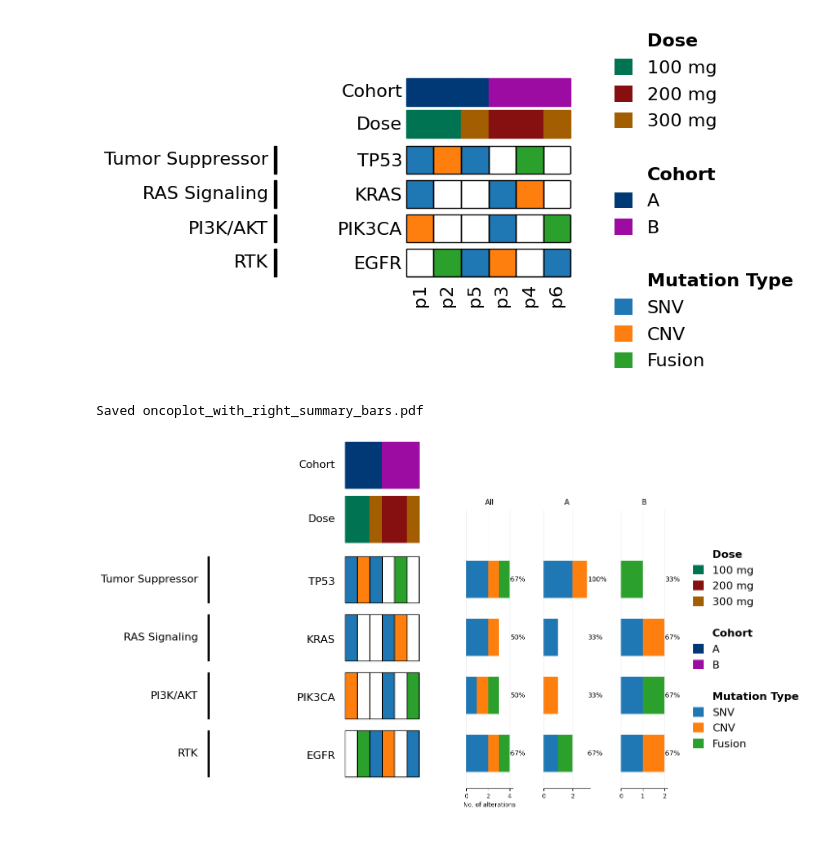
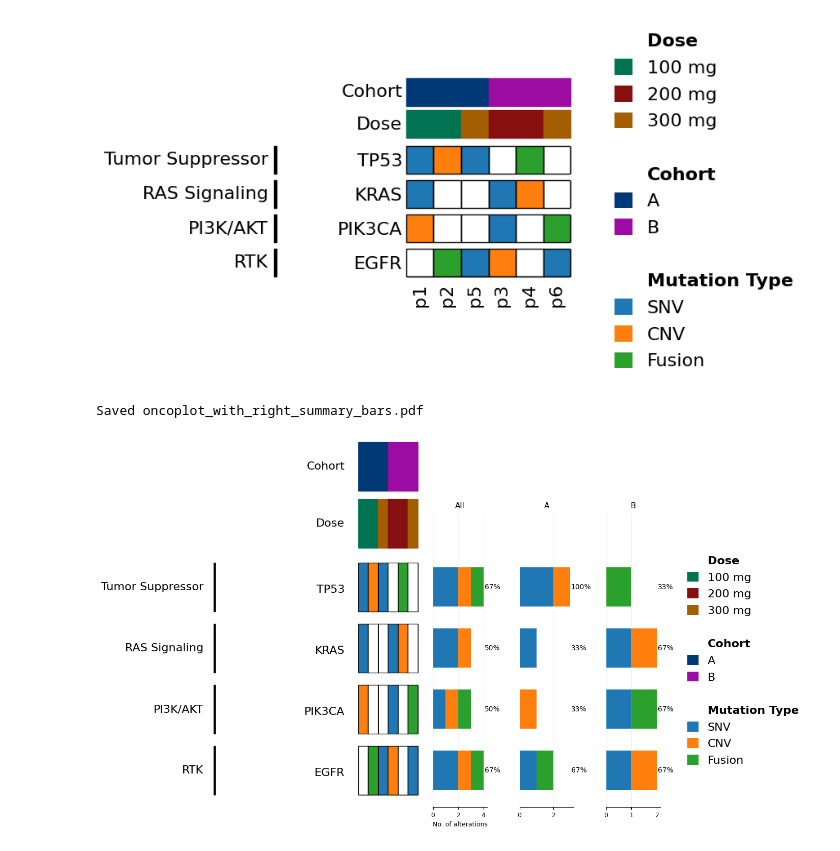
Before and after one commit to vic-cheung/bioviz-kit, a Jupyter notebook: examples/minimal_bioviz_smoke.ipynb, the cells around one changed output. Saved outputs shown, nothing was run; the diff lists cells and outputs as text; code cells hidden in the pictures.

```diff
--- a/examples/minimal_bioviz_smoke.ipynb
+++ b/examples/minimal_bioviz_smoke.ipynb
@@ -472,39 +472,40 @@ onc_cfg = OncoplotConfig(
     legend_category_order=["Dose", "Cohort", "Mutation Type"],
     figsize=(16, 8),
     auto_adjust_cell_size=False,
-    cell_aspect=0.35,
+    cell_aspect=0.2,
     axes_aspect_mode="auto",
     show_column_labels=False,
     # These are the main left-label tuning knobs when aspect changes.
     row_group_label_gap=18.0,
     row_group_label_gap_use_points=True,
     row_group_post_bar_shift_points=-470.0,
     row_group_post_label_shift_points=-485.0,
     right_summary_bars=RightSummaryBarsConfig(
         include_overall=True,
         split_by=["Cohort"],
-        panel_width=0.14,
+        panel_width=0.12,
         panel_gap=0.04,
+        heatmap_gap=-0.02,
         xlabel="No. of alterations",
         percent_decimals=0,
     ),
 )
 
 plotter = OncoPlotter(
     mut_df,
     onc_cfg,
     row_groups=row_groups,
     row_groups_color_dict=row_groups_color_dict,
 )
 fig_oncoplot = plotter.plot()
 
 fig_oncoplot.savefig(
     "oncoplot_with_right_summary_bars.pdf",
     bbox_inches="tight",
     pad_inches=0.1,
     dpi=150,
 )
 print("Saved oncoplot_with_right_summary_bars.pdf")
 # %% [output]
 Saved oncoplot_with_right_summary_bars.pdf
-[figure, old version]
+[figure, new version]
```
Also changed, not shown: parts of 1 cell of this notebook.
